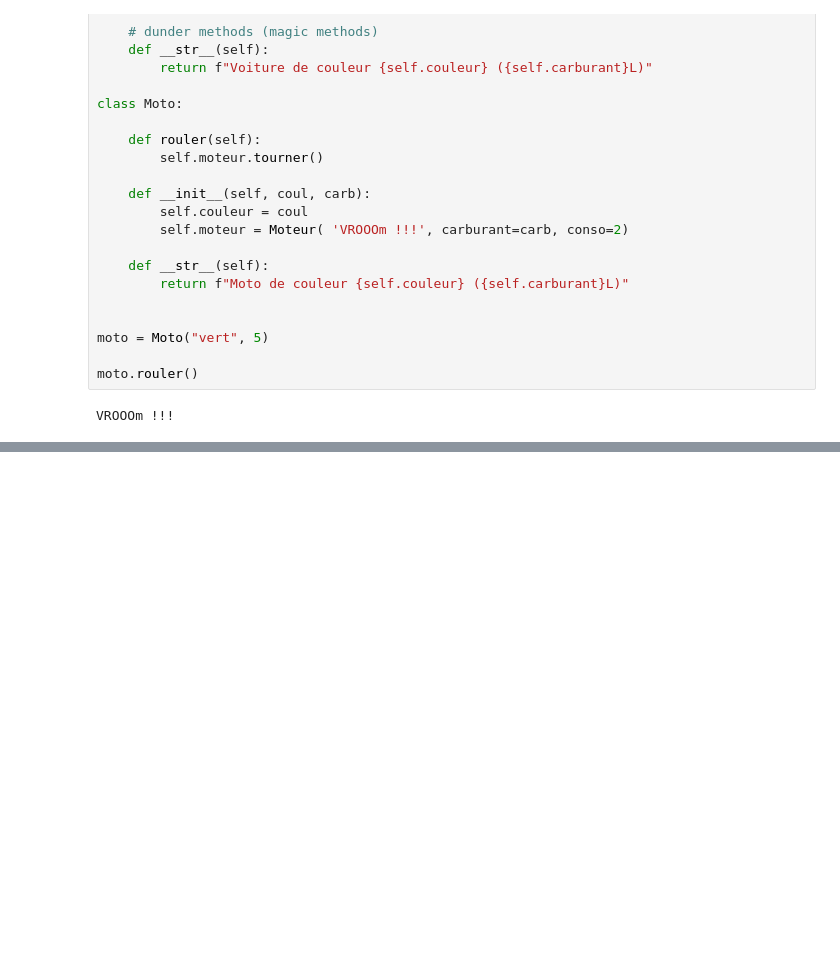
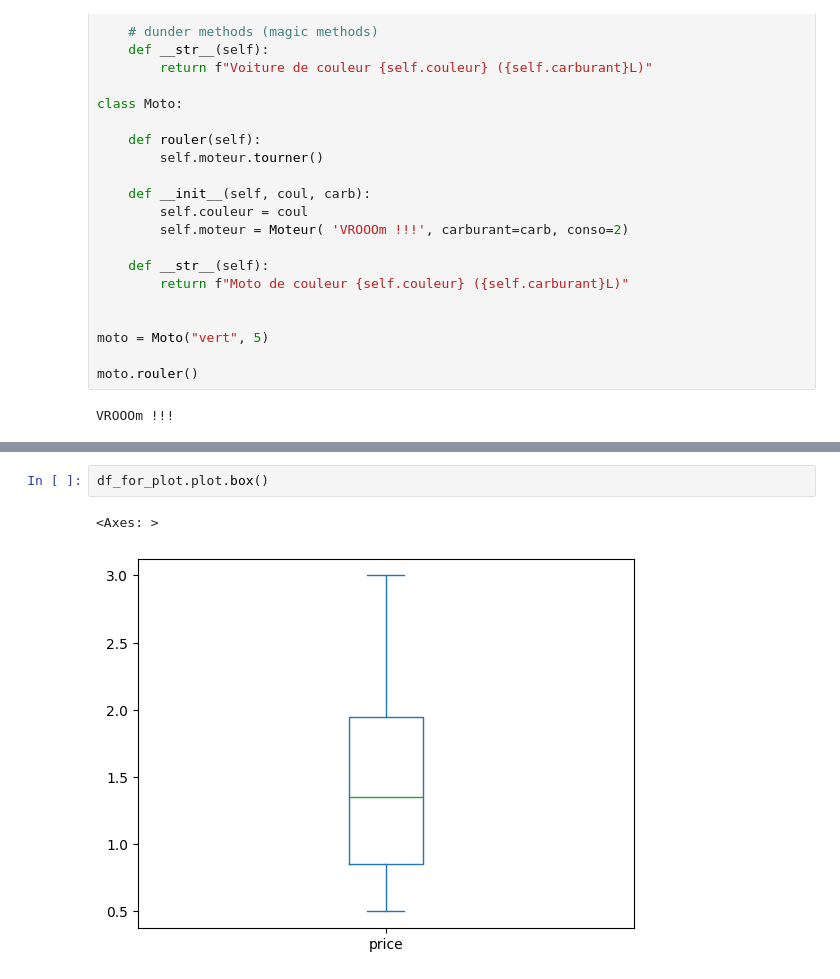
Before and after one commit to ksamuel/formation_python_juin_2024, a Jupyter notebook: j3.ipynb, the cells around one changed output, grey strips where cells are left out. Drawn from its saved outputs; the diff is of its cells as text; blank space fills up the shorter version.

```diff
--- a/j3.ipynb
+++ b/j3.ipynb
@@ -186,0 +353,5 @@ MonCompteur()
+# %%
+df_for_plot.plot.box()
+# %% [output]
+<Axes: >
+[figure, added]
```
Also changed, not shown: parts of 22 cells of this notebook, 7 other files.
